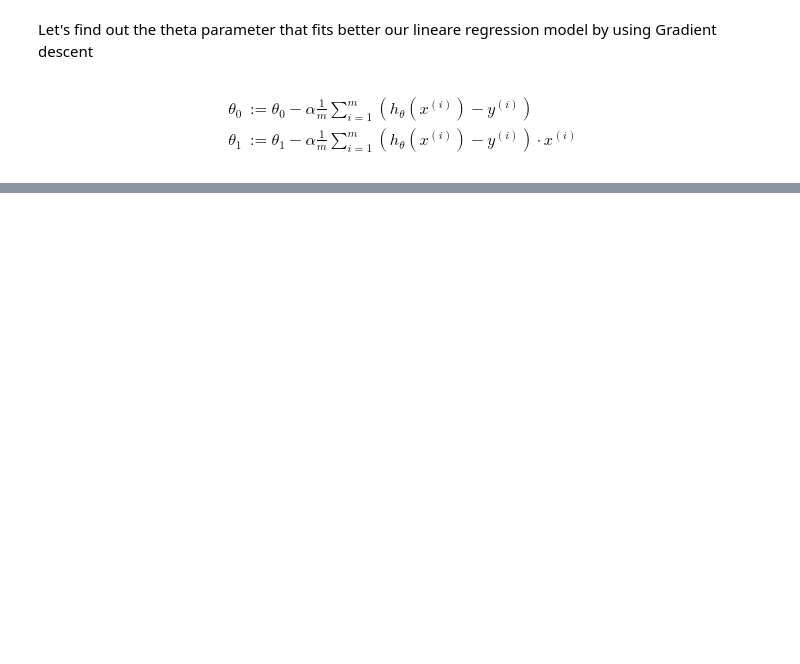
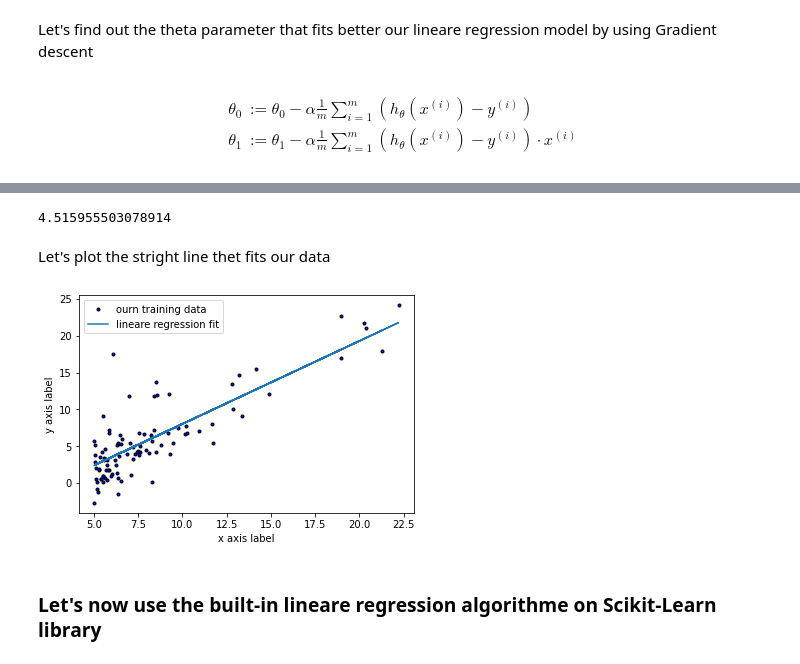
Before and after one commit to mhannani/Machine-Learning---Linear-Regression-Implementation, a Jupyter notebook: Worflow.ipynb, the cells around one changed output, grey strips where cells are left out. Drawn from its saved outputs; the diff is of its cells as text; code cells hidden in the pictures; blank space fills up the shorter version.

Commit message:
Gradient descent implementation.

```diff
--- a/Worflow.ipynb
+++ b/Worflow.ipynb
@@ -158,0 +178,10 @@ $$
+# %%
+# initialize fitting parameters
+theta = np.zeros(2)
+
+# some gradient descent settings
+iterations = 1000
+alpha = 0.01
+
+theta = gradient_descent(X_train ,y_train, theta, alpha, iterations)
+theta
@@ -158,0 +198,32 @@ $$
+# %%
+theta_optimal = theta
+# %%
+cost_function(X_train, y_train, theta_optimal)
+# %% [output]
+4.515955503078914
+# %% [markdown]
+Let's plot the stright line thet fits our data
+# %%
+def plot_linear_fit(X, y_true, theta):
+    """
+    Plot the training data and the lineare fit on the same figure.
+    :params
+    :X array-like
+        The design matrix.
+    :y_true array-like
+        The true label value.
+    : theta array-like
+        The optimal theta array found after running gradient descent algorithm.
+    return Null
+    """
+
+    predicted_y = np.dot(X, theta)
+    plot_data(X[:, 1], y_true)
+    plt.plot(X[:, 1], predicted_y, '-')
+    plt.legend(['ourn training data', 'lineare regression fit']);
+# %%
+plot_linear_fit(X_train, y_train, theta_optimal)
+# %% [output]
+[figure, added]
+# %% [markdown]
+### Let's now use the built-in lineare regression algorithme on Scikit-Learn library
```
Also changed, not shown: parts of 27 cells of this notebook, 1 other file.
